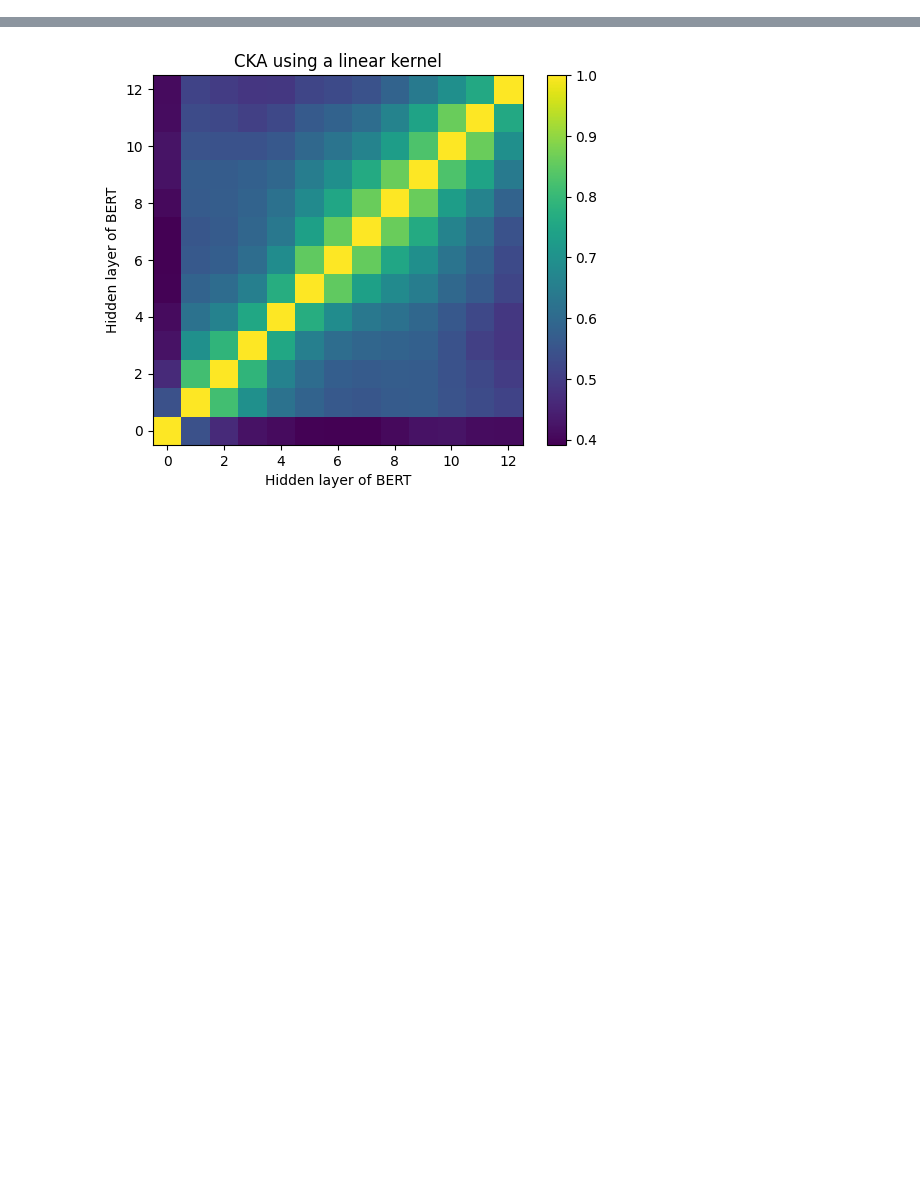
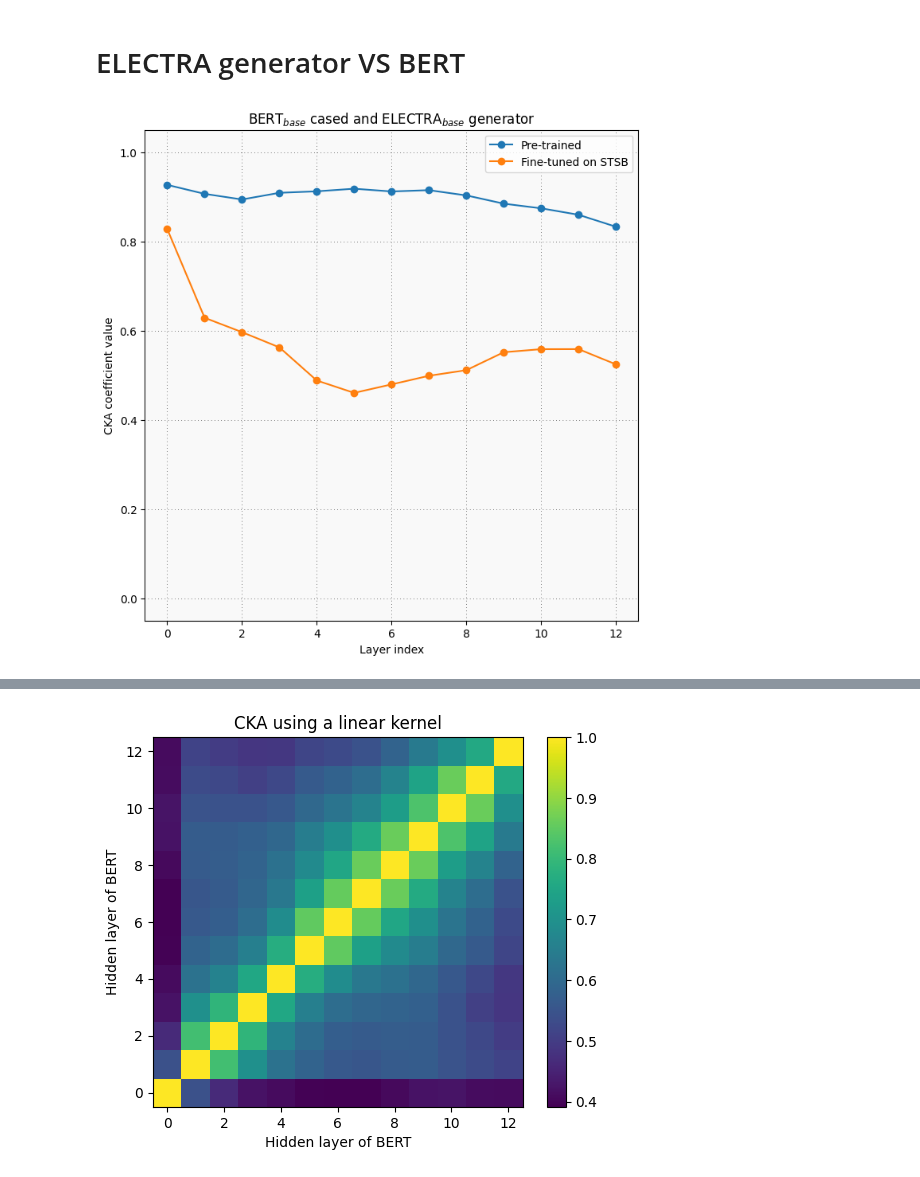
Before and after one commit to ir2718/similarity-embedding-quality, a Jupyter notebook: notebooks/representation_similarity.ipynb, the cells around one changed output, grey strips where cells are left out. Cells and saved outputs as stored; diff of their text form; code cells hidden in the pictures; blank space fills up the shorter version.

```diff
--- a/notebooks/representation_similarity.ipynb
+++ b/notebooks/representation_similarity.ipynb
@@ -372,0 +438,18 @@ electra_activations_gen_np.shape, electra_activations_np.shape, bert_activations
+# %% [markdown]
+# ELECTRA generator VS BERT
+# %%
+diag = do_cka_on_diag(activations_electra_gen, activations_bert)
+diag_pretrained = do_cka_on_diag(activations_electra_gen_pretrained, activations_bert_pretrained)
+
+plot_diag(
+    diags=[diag_pretrained, diag],
+    labels=[
+        "Pre-trained",
+        "Fine-tuned on STSB"
+    ],
+    model_name1="BERT$_{base}$ cased",
+    model_name2="ELECTRA$_{base}$ generator",
+)
+plt.savefig("./plots/electra_gen_bert.pdf", format="pdf", bbox_inches="tight", dpi=300)
+# %% [output]
+[figure, added]
```
Also changed, not shown: parts of 23 cells of this notebook.
